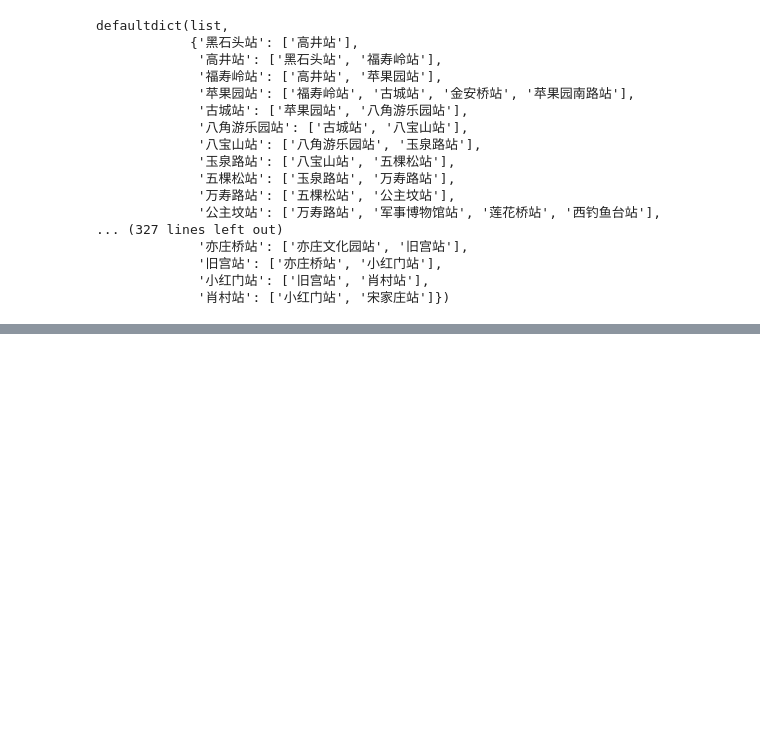
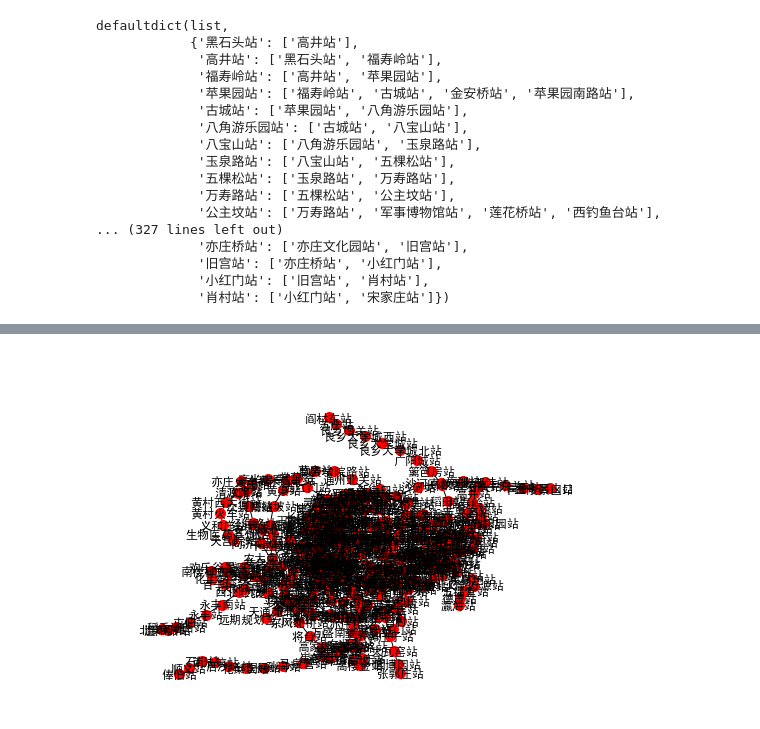
Before and after one commit to GagoWang/AI-for-NLP, a Jupyter notebook: AI-NLP-Learning/Lecture3/Beijing_Subway_Transfer_Agent.ipynb, the cells around one changed output, grey strips where cells are left out. Cells and saved outputs as stored; diff of their text form; code cells hidden in the pictures; blank space fills up the shorter version.

```diff
--- a/AI-NLP-Learning/Lecture3/Beijing_Subway_Transfer_Agent.ipynb
+++ b/AI-NLP-Learning/Lecture3/Beijing_Subway_Transfer_Agent.ipynb
@@ -248,0 +270,25 @@ def search_destination(grath,start,get_successor,is_goal,strategy_func):
+# %% [markdown]
+##
+# %%
+def get_bjsubways_dict(all_subways):
+    all_bjsubways_dict = defaultdict(dict)
+    for item in all_subways:
+        for i in range(len(all_subways[item])):
+            connect_stations = {}
+            if i==0:
+                connect_stations[all_subways[item][i+1]]= item
+            elif i==len(all_subways[item])-1:
+                connect_stations[all_subways[item][i-1]]= item
+            else:
+                connect_stations[all_subways[item][i-1]]=item
+                connect_stations[all_subways[item][i+1]]=item
+            all_bjsubways_dict[all_subways[item][i]].update(connect_stations)
+    return all_bjsubways_dict
+# %%
+all_bjsubways_dict=get_bjsubways_dict(all_subways)
+# %%
+subway_connection_grath2 = nx.Graph(all_bjsubways_dict)
+# %%
+nx.draw(subway_connection_grath2, with_labels=True,node_size = 100)
+# %% [output]
+[figure, added]
```
Also changed, not shown: parts of 13 cells of this notebook.
